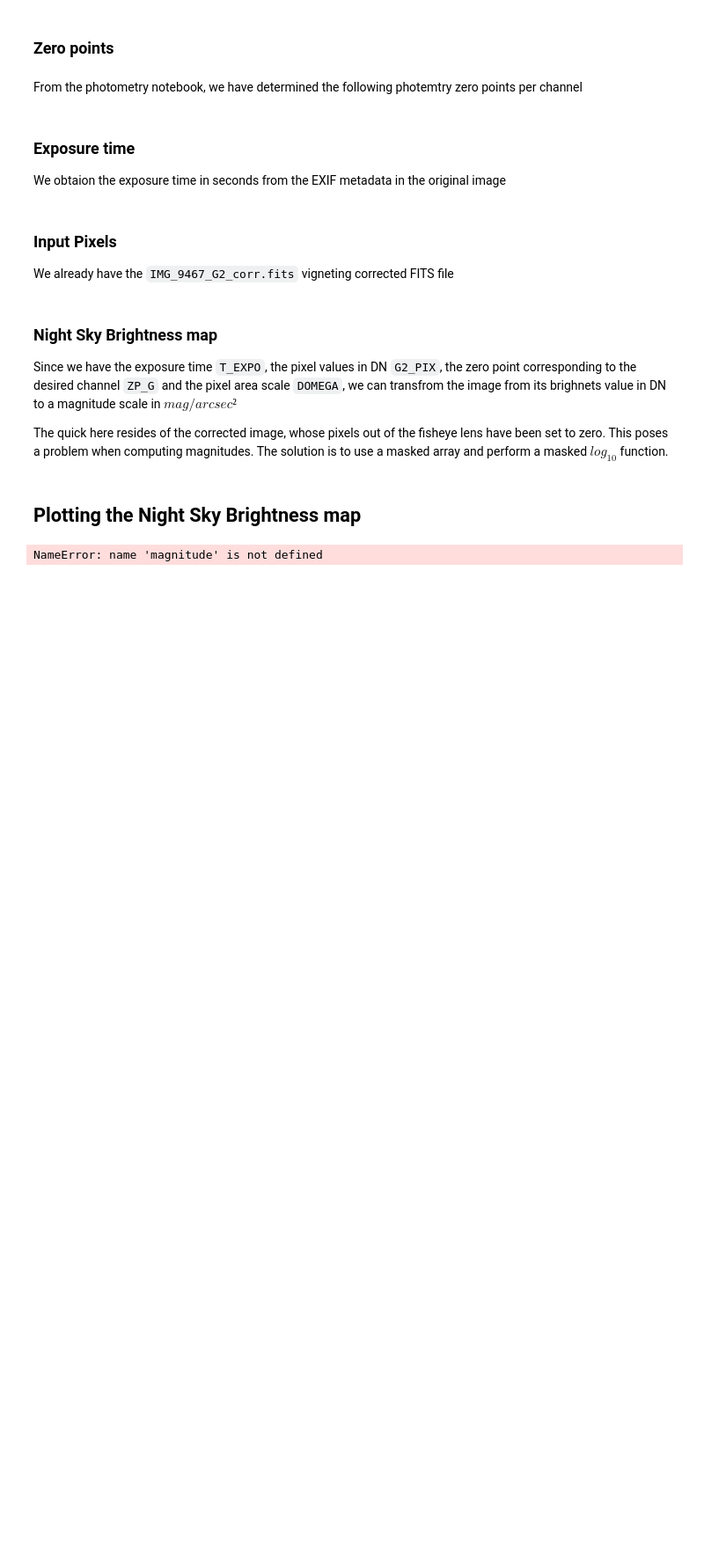
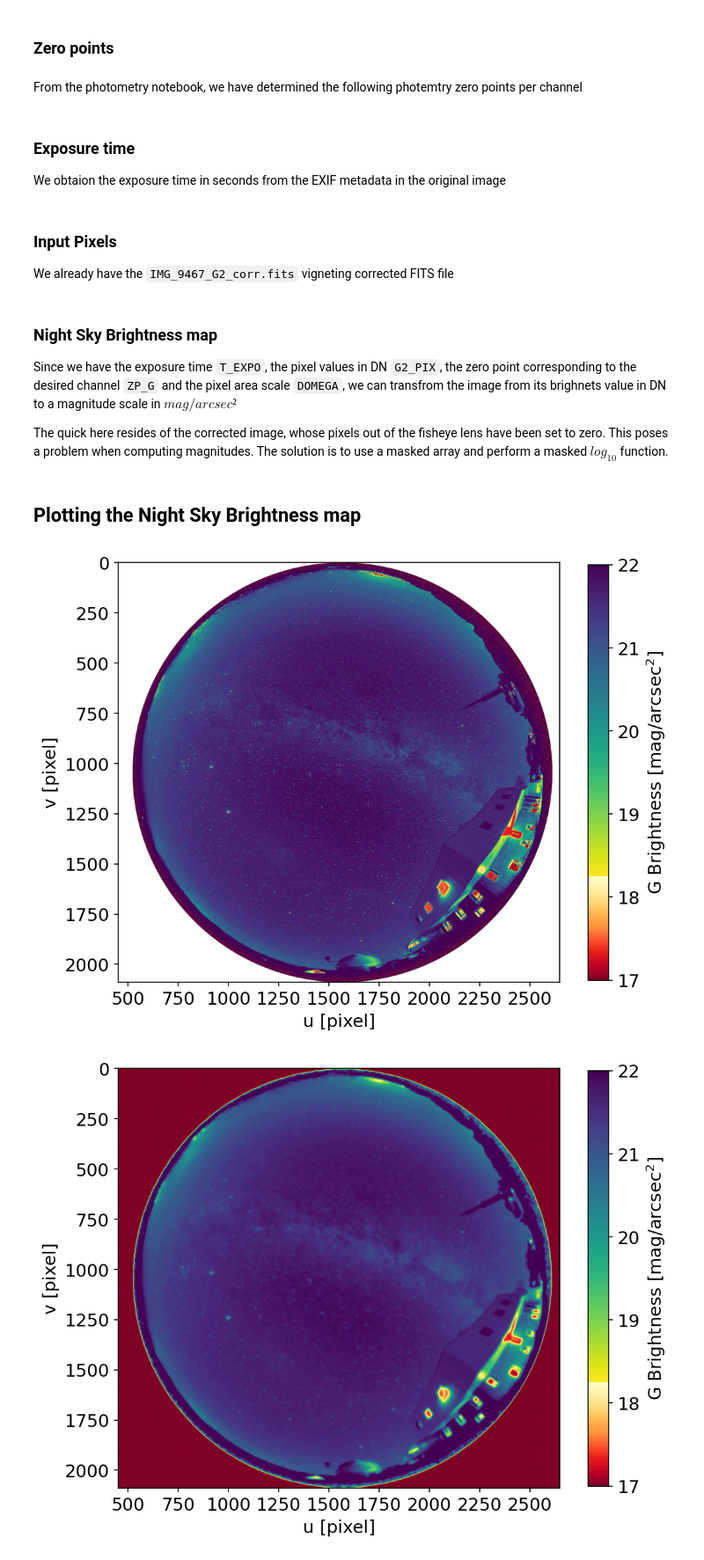
Before and after one commit to astrorafael/allskynsb, a Jupyter notebook: NSB with contours.ipynb, the cells around one changed output. Shown at 88% size. Cells and saved outputs as stored; diff of their text form; code cells hidden in the pictures; blank space fills up the shorter version.

```diff
--- a/NSB with contours.ipynb
+++ b/NSB with contours.ipynb
@@ -38,6 +38,7 @@ class Magnitude(float, Enum):
     BRIGHT = 10
     MODERATE = 17
     MEDIUM_DARK = 18.6
+    DARK = 21.0
     SUPER_DARK = 22.0
     BLACK = 24.0
 
@@ -49,9 +50,25 @@ def nixnox_colormap(split_level: int =192) -> LinearSegmentedColormap:
     colors = np.vstack((colors1, colors2))
     return mcolors.LinearSegmentedColormap.from_list("nixnos_cmap", colors)
 
-def plot_magnitudes(image, nixnox, min_mag=Magnitude.MODERATE, max_mag=Magnitude.SUPER_DARK, xmin=450, xmax=2650, fsize=14):
+def pepe(nsb_map, dark_mag: float= Magnitude.DARK):
+    m_step_1 = 0.2
+    m_step_2 = 0.4
+    nticks = 12
+    if np.max(nsb_map) > dark_mag:  # 21 dark place
+        lev_c_b = np.arange(thres_mag, max_mag + m_step_1 + 0.1, m_step_1)
+        # more width between contour line for lower magnitudes
+        lev_c_a = np.arange(min_mag, thres_mag, m_step_2)
+        lev_f = np.arange(min_mag, max_mag + m_step_1 + 0.1, m_step_2)
+    else:
+        lev_f = np.arange(min_mag, max_mag, m_step_1)  # visible contour lines
+        lev_c_a = None
+        lev_c_b = None
+    cb_ticks = np.round(np.linspace(min_mag, max_mag, num=nticks, endpoint=True), 1)
+    return lev_f, lev_c_a, lev_c_b
+
+def plot_magnitudes(nsb_map, nixnox, min_mag=Magnitude.MODERATE, max_mag=Magnitude.SUPER_DARK, xmin=450, xmax=2650, fsize=14):
     fig, ax = plt.subplots(ncols=1,figsize=(8,6),dpi=150)
-    im = ax.imshow(image,cmap=nixnox, vmin=min_mag, vmax=max_mag)
+    im = ax.imshow(nsb_map,cmap=nixnox, vmin=min_mag, vmax=max_mag)
     ax.set_xlabel('u [pixel]',fontdict={'size':fsize})
     ax.set_ylabel('v [pixel]',fontdict={'size':fsize})
     cbar = fig.colorbar(im, shrink=0.99, ax=ax)
@@ -61,20 +78,20 @@ def plot_magnitudes(image, nixnox, min_mag=Magnitude.MODERATE, max_mag=Magnitude
     plt.yticks(size=fsize)
     plt.xlim(xmin,xmax)
 
-def plot_contours(image, cmap, min_mag=Magnitude.MODERATE, max_mag=Magnitude.SUPER_DARK, xmin=450, xmax=2650, fsize=14):
+def plot_contours(nsb_map, cmap, min_mag=Magnitude.MODERATE, max_mag=Magnitude.SUPER_DARK, xmin=450, xmax=2650, fsize=14):
     nticks=6
     cb_ticks = np.round(np.linspace(min_mag, max_mag, num=nticks, endpoint=True), 1)
     fig, ax = plt.subplots(ncols=1,figsize=(8,6),dpi=150)
     #im = ax.imshow(NSB_filt,cmap=nixnox, vmin=20, vmax=22)
     ax.set_xlabel('u [pixel]',fontdict={'size':fsize})
     ax.set_ylabel('v [pixel]',fontdict={'size':fsize})
-    cax = ax.contourf(image,
+    cax = ax.contourf(nsb_map,
                 cmap=cmap,
                 vmin=min_mag,
                 vmax=max_mag,
                 levels=[20,20.5,21,21.5,22],
     )
-    cax = ax.contour(image,
+    cax = ax.contour(nsb_map,
                 cmap=cmap,
                 vmin=min_mag,
                 vmax=max_mag,
@@ -137,11 +154,13 @@ NSB = ZP_G - 2.5*np.ma.log10(G2_PIX/(DOMEGA*T_EXPO))
 # %%
 nixnox = nixnox_colormap()
 #NSB_filt = gaussian_filter(NSB, sigma=5,  radius=500, mode="constant", cval=16)
 #NSB_filt = median_filter(NSB, size=(11,11), mode="constant", cval=16)
-NSB_filt = uniform_filter(NSB, size=(25,25), mode="constant", cval=magnitude.MODERATE)
+NSB_filt = uniform_filter(NSB, size=(11,11), mode="constant", cval=Magnitude.MODERATE)
+NSB_filt = uniform_filter(NSB_filt, size=(11,11), mode="constant", cval=Magnitude.MODERATE)
 plot_magnitudes(NSB, nixnox)
 plot_magnitudes(NSB_filt,nixnox)
 # %% [output]
-NameError: name 'magnitude' is not defined
+[figure, added]
+[figure, added]
 # %%
 plot_contours(NSB, nixnox)
```
Also changed, not shown: parts of 1 cell of this notebook.
